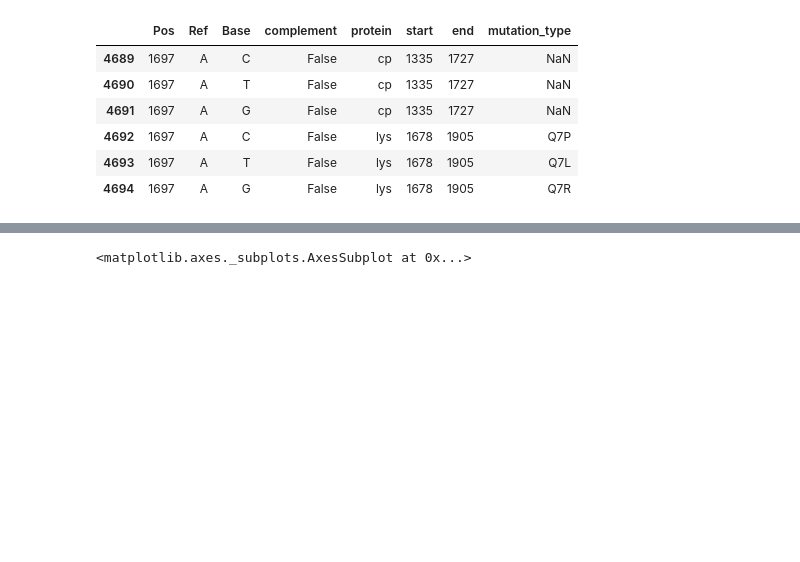
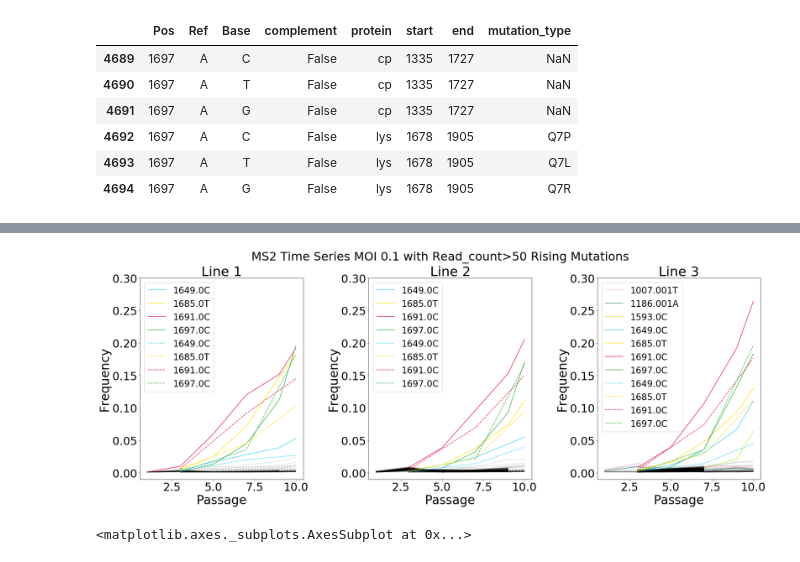
Before and after one commit to theitush/mutation-rate, a Jupyter notebook: new pipeline analysis/synonimous_mutations_comparison_newpipe.ipynb, the cells around one changed output, grey strips where cells are left out. Saved outputs shown, nothing was run; the diff lists cells and outputs as text; code cells hidden in the pictures; blank space fills up the shorter version.

```diff
--- a/new pipeline analysis/synonimous_mutations_comparison_newpipe.ipynb
+++ b/new pipeline analysis/synonimous_mutations_comparison_newpipe.ipynb
@@ -65,0 +112,22 @@ set_plots_size_params(30)
+# %%
+top_mutations = mutations.groupby(['ref_pos','read_base']).frequency.max().sort_values(ascending=False).head(12).index
+top_mutations = [f'{ref_pos}{read_base}' for (ref_pos, read_base) in top_mutations]
+color_list = ['#e6194B', '#3cb44b', '#ffe119', '#4363d8', '#f58231', '#911eb4', '#42d4f4', '#f032e6', '#bfef45',
+              '#fabed4', '#469990', '#dcbeff', '#9A6324', '#fffac8', '#800000', '#aaffc3', '#808000', '#ffd8b1',
+              '#000075', '#000000']
+color_dict = {top_mutations[i]: color_list[i] for i in range(len(top_mutations))}
+# %%
+fig, axes = plt.subplots(figsize=(30, 10), ncols=3, nrows=1)
+plt.suptitle("MS2 Time Series MOI 0.1 with Read_count>50 Rising Mutations", fontsize=32)
+plt.subplots_adjust(wspace=0.4, hspace=0.3)
+for i in range(3):
+    km_muts = mutations[mutations.km==i+1]
+    km_muts.groupby(['source','ref_pos', 'read_base']).apply(
+        lambda df: mutation_time_series(df, axes[i], color_dict, going='up'))
+    axes[i].set_ylim([-0.01,0.3])
+    axes[i].legend()
+    axes[i].set_title(f"Line {i+1}")
+    axes[i].set_xlabel('Passage')
+    axes[i].set_ylabel('Frequency')
+# %% [output]
+[figure, added]
```
Also changed, not shown: parts of 54 cells of this notebook, 2 other files.
